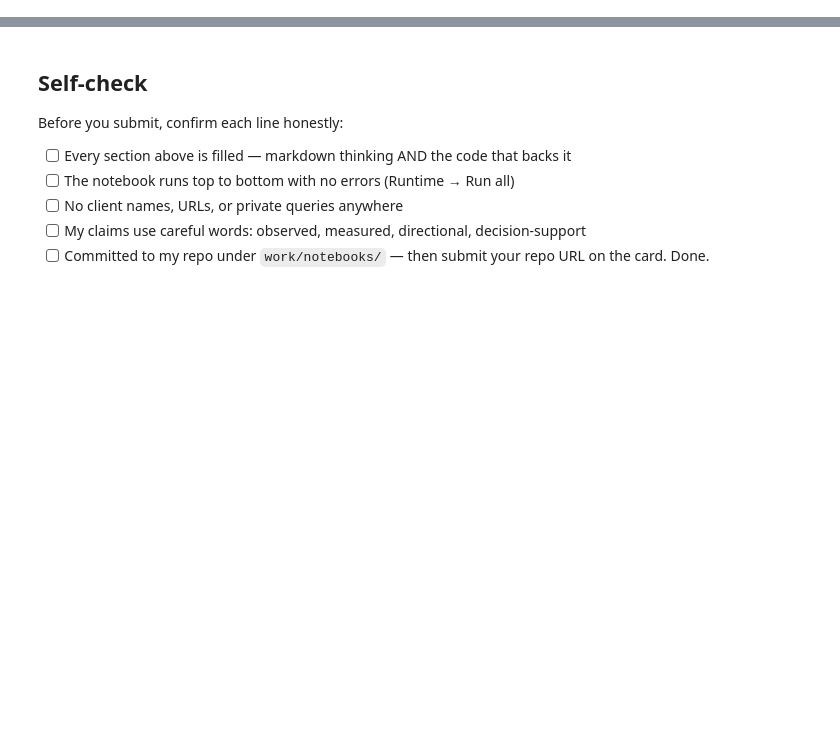
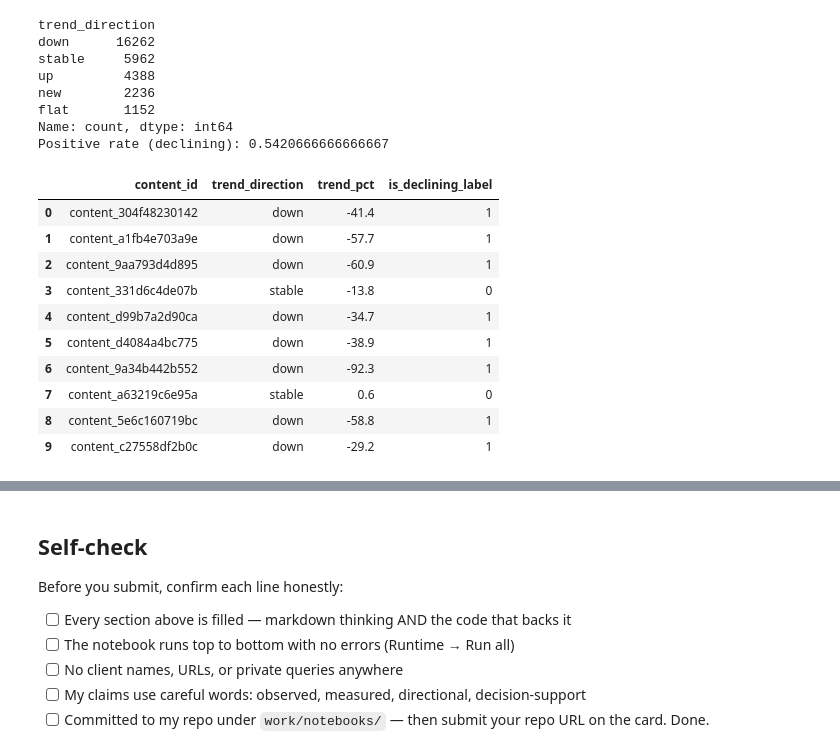
Before and after one commit to Tenuka-R/FlyRank-starter, a Jupyter notebook: work/notebooks/w02_ml_task_framing.ipynb, the cells around one changed output, grey strips where cells are left out. Saved outputs shown, nothing was run; the diff lists cells and outputs as text; code cells hidden in the pictures; blank space fills up the shorter version.

```diff
--- a/work/notebooks/w02_ml_task_framing.ipynb
+++ b/work/notebooks/w02_ml_task_framing.ipynb
@@ -19,0 +41,30 @@ This skeleton is yours to fill. Work the sections **in order** — each one has
+# %%
+# This cell is for CODE (numbers, a query, a check).
+# Write your text answer in the cell ABOVE this one — typing sentences here breaks Run All.
+import pandas as pd
+
+df = pd.read_csv("data/raw/content_refresh_anonymized.csv")
+df["is_declining_label"] = df["trend_direction"].str.lower().eq("down").astype(int)
+print(df["trend_direction"].value_counts())
+print("Positive rate (declining):", df["is_declining_label"].mean())
+df[["content_id", "trend_direction", "trend_pct", "is_declining_label"]].head(10)
+# %% [output]
+trend_direction
+down      16262
+stable     5962
+up         4388
+new        2236
+flat       1152
+Name: count, dtype: int64
+Positive rate (declining): 0.5420666666666667
+|  | content_id | trend_direction | trend_pct | is_declining_label |
+| 0 | content_304f48230142 | down | -41.4 | 1 |
+| 1 | content_a1fb4e703a9e | down | -57.7 | 1 |
+| 2 | content_9aa793d4d895 | down | -60.9 | 1 |
+| 3 | content_331d6c4de07b | stable | -13.8 | 0 |
+| 4 | content_d99b7a2d90ca | down | -34.7 | 1 |
+| 5 | content_d4084a4bc775 | down | -38.9 | 1 |
+| 6 | content_9a34b442b552 | down | -92.3 | 1 |
+| 7 | content_a63219c6e95a | stable | 0.6 | 0 |
+| 8 | content_5e6c160719bc | down | -58.8 | 1 |
+| 9 | content_c27558df2b0c | down | -29.2 | 1 |
```
Also changed, not shown: parts of 15 cells of this notebook.
